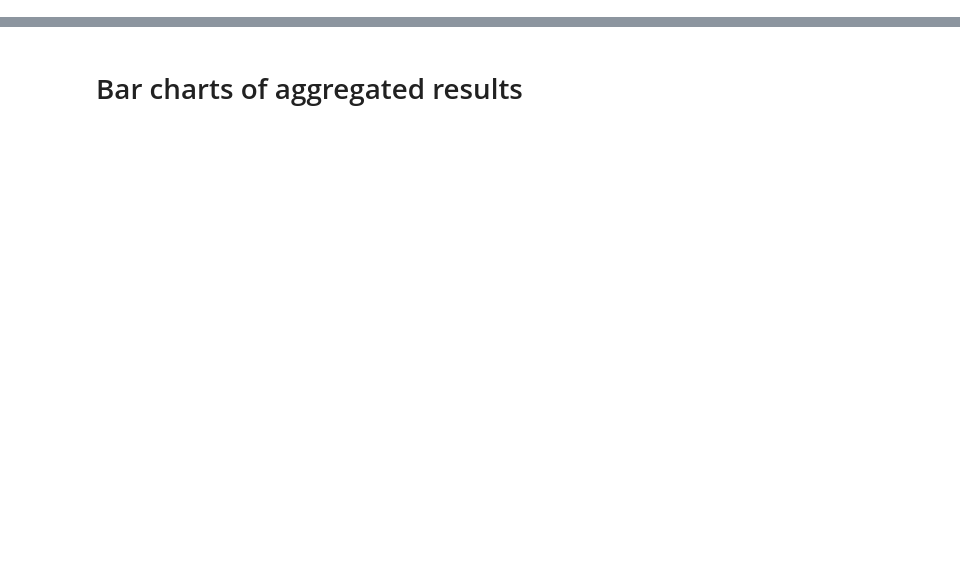
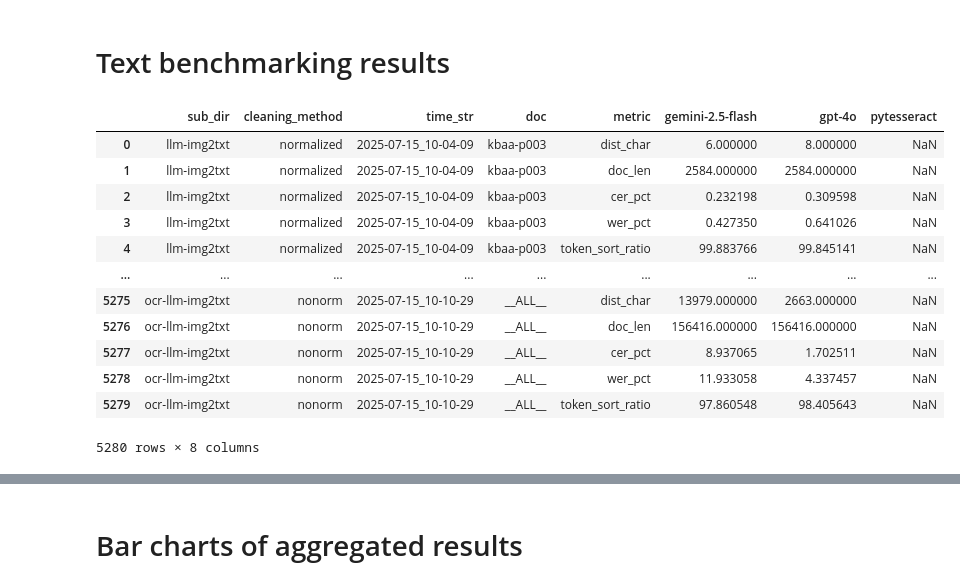
Before and after one commit to GC-20C-Text-Lab/ocr-benchmarking, a Jupyter notebook: src/workflow/text_visualizations.ipynb, the cells around one changed output, grey strips where cells are left out. Drawn from its saved outputs; the diff is of its cells as text; code cells hidden in the pictures; blank space fills up the shorter version.

```diff
--- a/src/workflow/text_visualizations.ipynb
+++ b/src/workflow/text_visualizations.ipynb
@@ -39,0 +109,18 @@ results_individual = results.drop(results_aggregate.index, axis="index")
+# %% [markdown]
+# Text benchmarking results
+# %%
+txt_bm
+# %% [output]
+|  | sub_dir | cleaning_method | time_str | doc | metric | gemini-2.5-flash | gpt-4o | pytesseract |
+| 0 | llm-img2txt | normalized | 2025-07-15_10-04-09 | kbaa-p003 | dist_char | 6.000000 | 8.000000 | NaN |
+| 1 | llm-img2txt | normalized | 2025-07-15_10-04-09 | kbaa-p003 | doc_len | 2584.000000 | 2584.000000 | NaN |
+| 2 | llm-img2txt | normalized | 2025-07-15_10-04-09 | kbaa-p003 | cer_pct | 0.232198 | 0.309598 | NaN |
+| 3 | llm-img2txt | normalized | 2025-07-15_10-04-09 | kbaa-p003 | wer_pct | 0.427350 | 0.641026 | NaN |
+| 4 | llm-img2txt | normalized | 2025-07-15_10-04-09 | kbaa-p003 | token_sort_ratio | 99.883766 | 99.845141 | NaN |
+| ... | ... | ... | ... | ... | ... | ... | ... | ... |
+| 5275 | ocr-llm-img2txt | nonorm | 2025-07-15_10-10-29 | __ALL__ | dist_char | 13979.000000 | 2663.000000 | NaN |
+| 5276 | ocr-llm-img2txt | nonorm | 2025-07-15_10-10-29 | __ALL__ | doc_len | 156416.000000 | 156416.000000 | NaN |
+| 5277 | ocr-llm-img2txt | nonorm | 2025-07-15_10-10-29 | __ALL__ | cer_pct | 8.937065 | 1.702511 | NaN |
+| 5278 | ocr-llm-img2txt | nonorm | 2025-07-15_10-10-29 | __ALL__ | wer_pct | 11.933058 | 4.337457 | NaN |
+| 5279 | ocr-llm-img2txt | nonorm | 2025-07-15_10-10-29 | __ALL__ | token_sort_ratio | 97.860548 | 98.405643 | NaN |
+5280 rows × 8 columns
```
Also changed, not shown: parts of 18 cells of this notebook.
